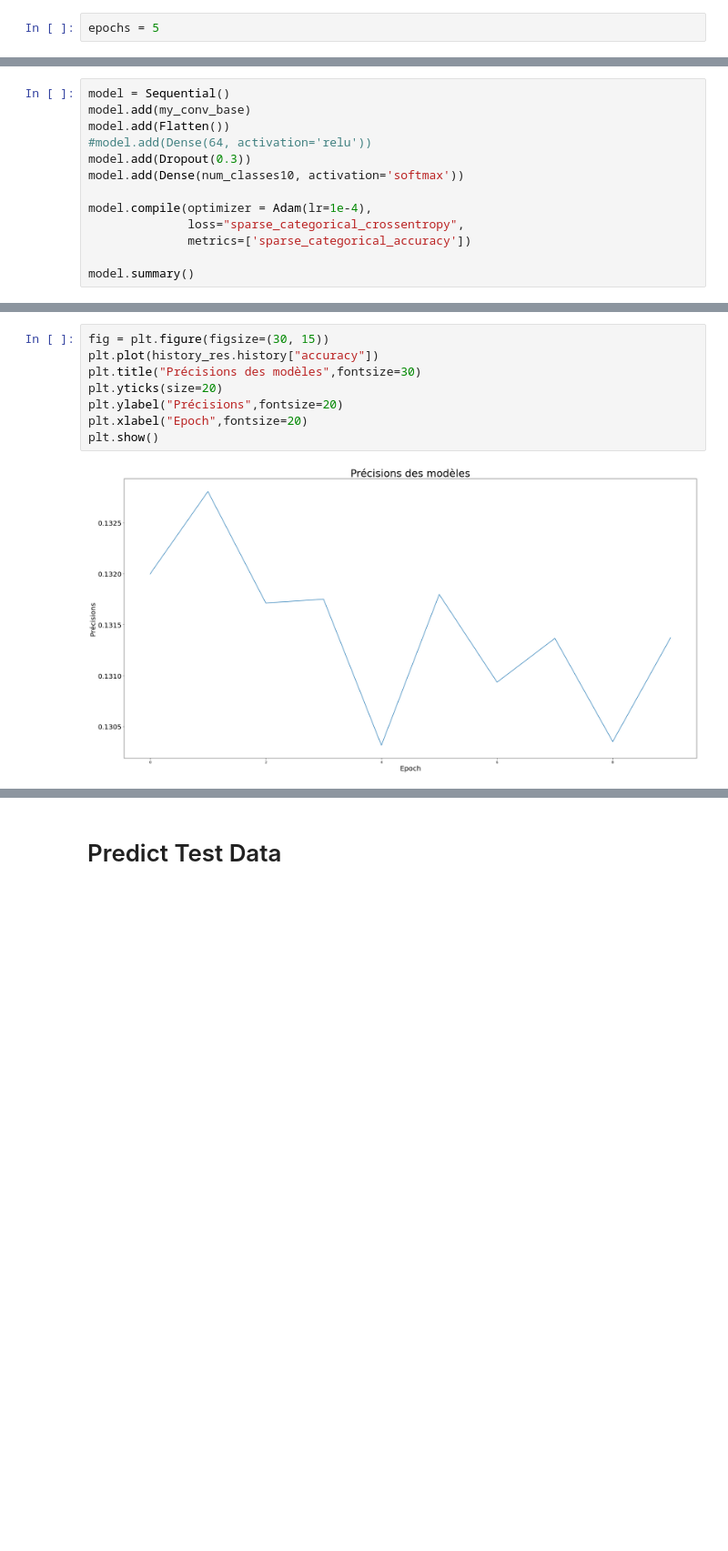
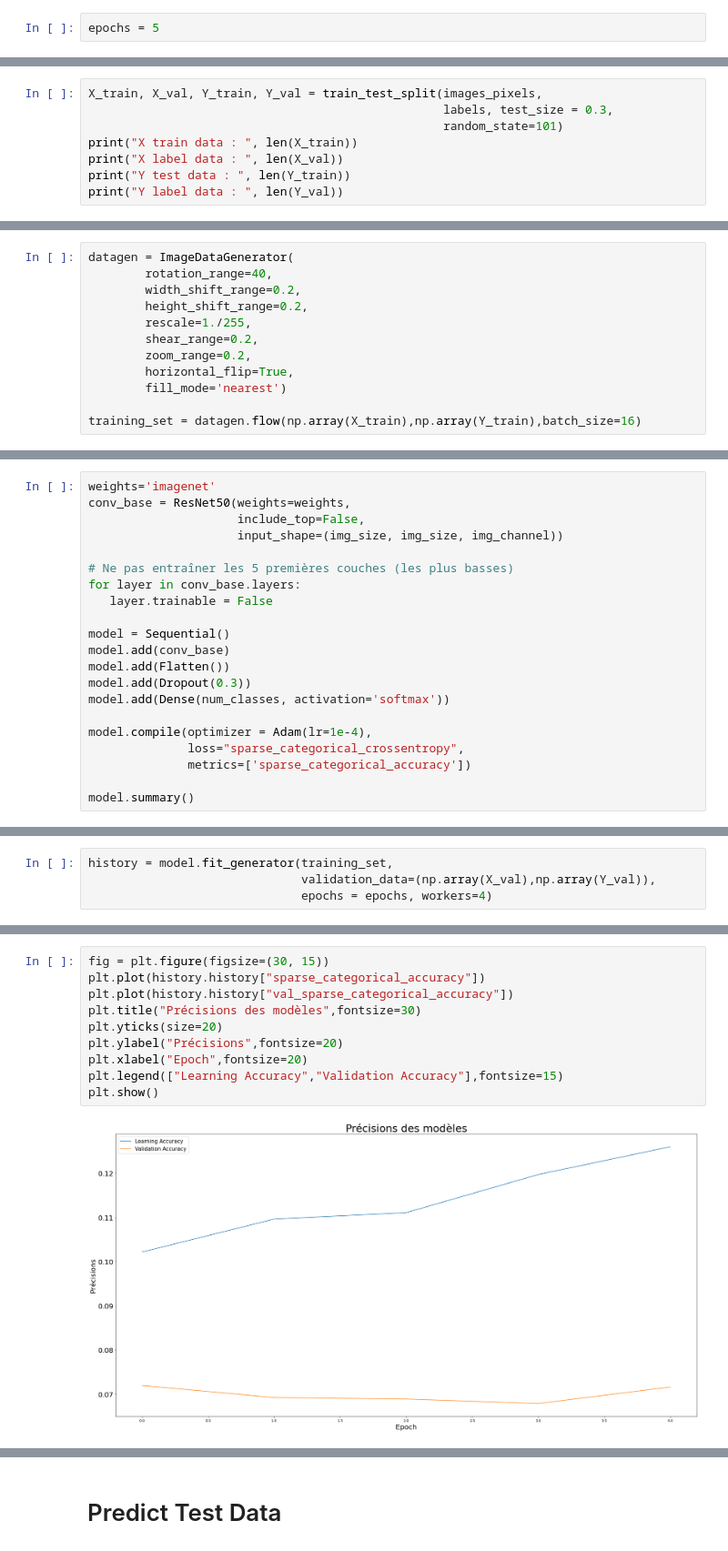
Before and after one commit to caro266/P8_CompetitionKaggle, a Jupyter notebook: evolution_baseline.ipynb, the cells around one changed output, grey strips where cells are left out. Shown: that part at 91% size. Saved outputs shown, nothing was run; the diff lists cells and outputs as text; blank space fills up the shorter version.

Commit message:
Dernier test pour valider modèle

```diff
--- a/evolution_baseline.ipynb
+++ b/evolution_baseline.ipynb
@@ -456,0 +490,8 @@ my_conv_base.trainable = True
+# %%
+X_train, X_val, Y_train, Y_val = train_test_split(images_pixels,
+                                                  labels, test_size = 0.3,
+                                                  random_state=101)
+print("X train data : ", len(X_train))
+print("X label data : ", len(X_val))
+print("Y test data : ", len(Y_train))
+print("Y label data : ", len(Y_val))
@@ -456,0 +503,12 @@ my_conv_base.trainable = True
+# %%
+datagen = ImageDataGenerator(
+        rotation_range=40,
+        width_shift_range=0.2,
+        height_shift_range=0.2,
+        rescale=1./255,
+        shear_range=0.2,
+        zoom_range=0.2,
+        horizontal_flip=True,
+        fill_mode='nearest')
+
+training_set = datagen.flow(np.array(X_train),np.array(Y_train),batch_size=16)
@@ -457,10 +608,18 @@ my_conv_base.trainable = True
 # %%
+weights='imagenet'
+conv_base = ResNet50(weights=weights,
+                     include_top=False,
+                     input_shape=(img_size, img_size, img_channel))
+
+# Ne pas entraîner les 5 premières couches (les plus basses)
+for layer in conv_base.layers:
+   layer.trainable = False
+
 model = Sequential()
-model.add(my_conv_base)
+model.add(conv_base)
 model.add(Flatten())
-#model.add(Dense(64, activation='relu'))
 model.add(Dropout(0.3))
-model.add(Dense(num_classes10, activation='softmax'))
+model.add(Dense(num_classes, activation='softmax'))
 
 model.compile(optimizer = Adam(lr=1e-4),
               loss="sparse_categorical_crossentropy",
@@ -511,0 +646,4 @@ Epoch 10/10
+# %%
+history = model.fit_generator(training_set,
+                              validation_data=(np.array(X_val),np.array(Y_val)),
+                              epochs = epochs, workers=4)
@@ -512,10 +661,12 @@ Epoch 10/10
 # %%
 fig = plt.figure(figsize=(30, 15))
-plt.plot(history_res.history["accuracy"])
+plt.plot(history.history["sparse_categorical_accuracy"])
+plt.plot(history.history["val_sparse_categorical_accuracy"])
 plt.title("Précisions des modèles",fontsize=30)
 plt.yticks(size=20)
 plt.ylabel("Précisions",fontsize=20)
 plt.xlabel("Epoch",fontsize=20)
+plt.legend(["Learning Accuracy","Validation Accuracy"],fontsize=15)
 plt.show()
 # %% [output]
-[figure, old version]
+[figure, new version]
```
Also changed, not shown: parts of 50 cells of this notebook, 1 other file.
